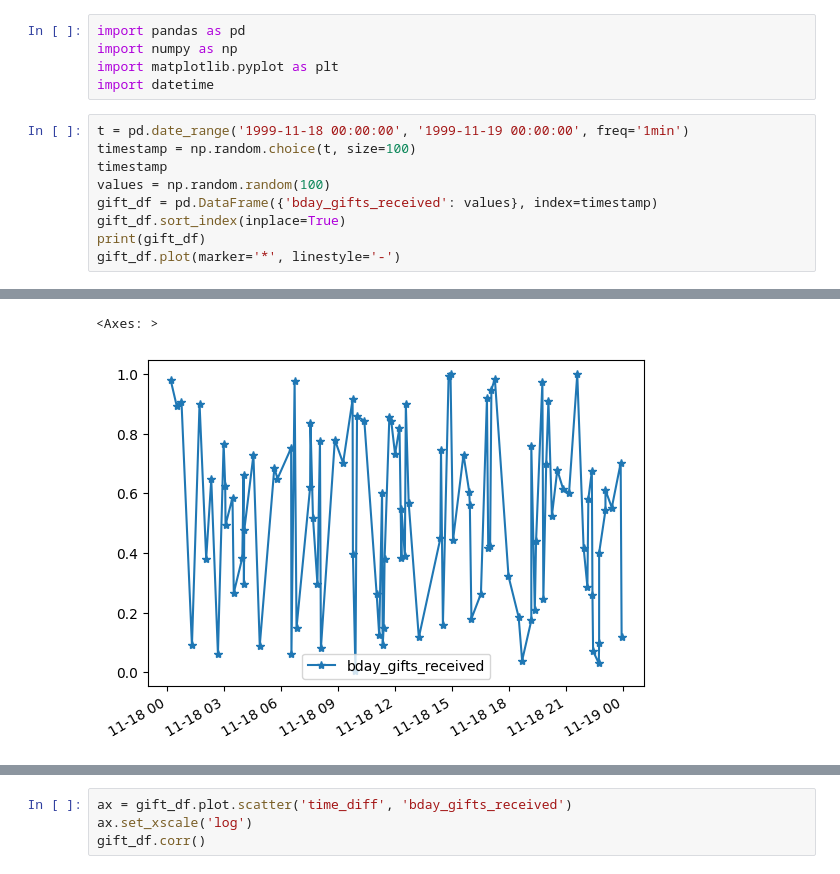
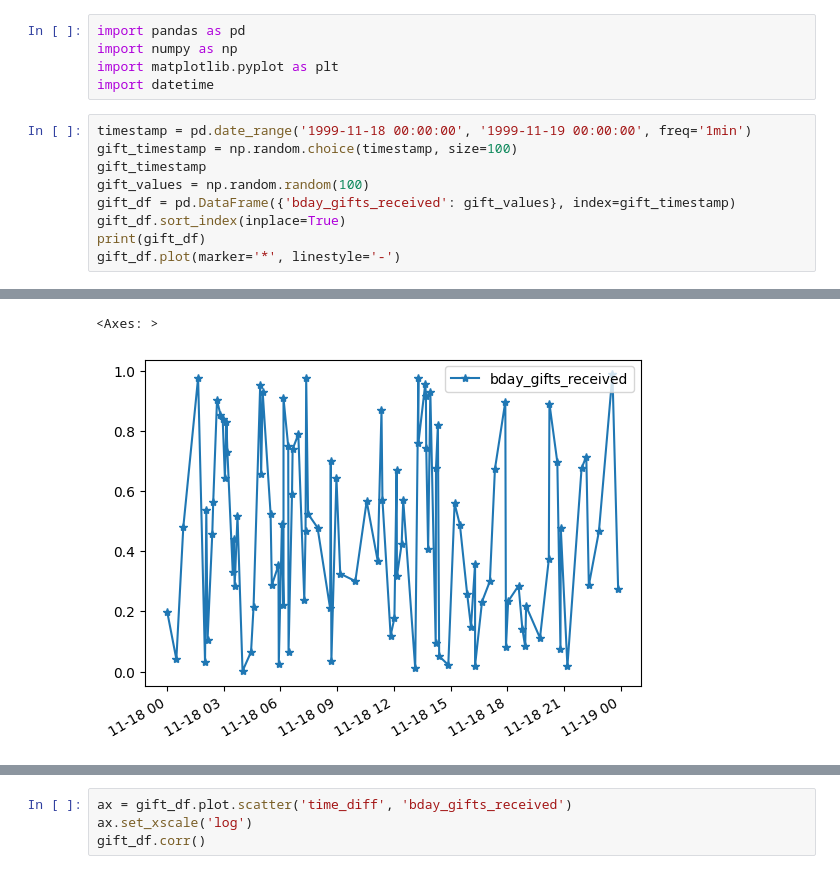
Before and after one commit to SerpRateAI/TigerTail, a Jupyter notebook: TT/eventseries-class-temp.ipynb, the cells around one changed output, grey strips where cells are left out. Saved outputs shown, nothing was run; the diff lists cells and outputs as text.

```diff
--- a/TT/eventseries-class-temp.ipynb
+++ b/TT/eventseries-class-temp.ipynb
@@ -21,11 +21,11 @@ import numpy as np
 import matplotlib.pyplot as plt
 import datetime
 # %%
-t = pd.date_range('1999-11-18 00:00:00', '1999-11-19 00:00:00', freq='1min')
-timestamp = np.random.choice(t, size=100)
-timestamp
-values = np.random.random(100)
-gift_df = pd.DataFrame({'bday_gifts_received': values}, index=timestamp)
+timestamp = pd.date_range('1999-11-18 00:00:00', '1999-11-19 00:00:00', freq='1min')
+gift_timestamp = np.random.choice(timestamp, size=100)
+gift_timestamp
+gift_values = np.random.random(100)
+gift_df = pd.DataFrame({'bday_gifts_received': gift_values}, index=gift_timestamp)
 gift_df.sort_index(inplace=True)
 print(gift_df)
 gift_df.plot(marker='*', linestyle='-')
@@ -45,7 +45,7 @@ gift_df.plot(marker='*', linestyle='-')
 
 [100 rows x 1 columns]
 <Axes: >
-[figure, old version]
+[figure, new version]
 # %%
 gift_df.index.diff()
 # %% [output]
```
Also changed, not shown: parts of 16 cells of this notebook, 1 other file.
